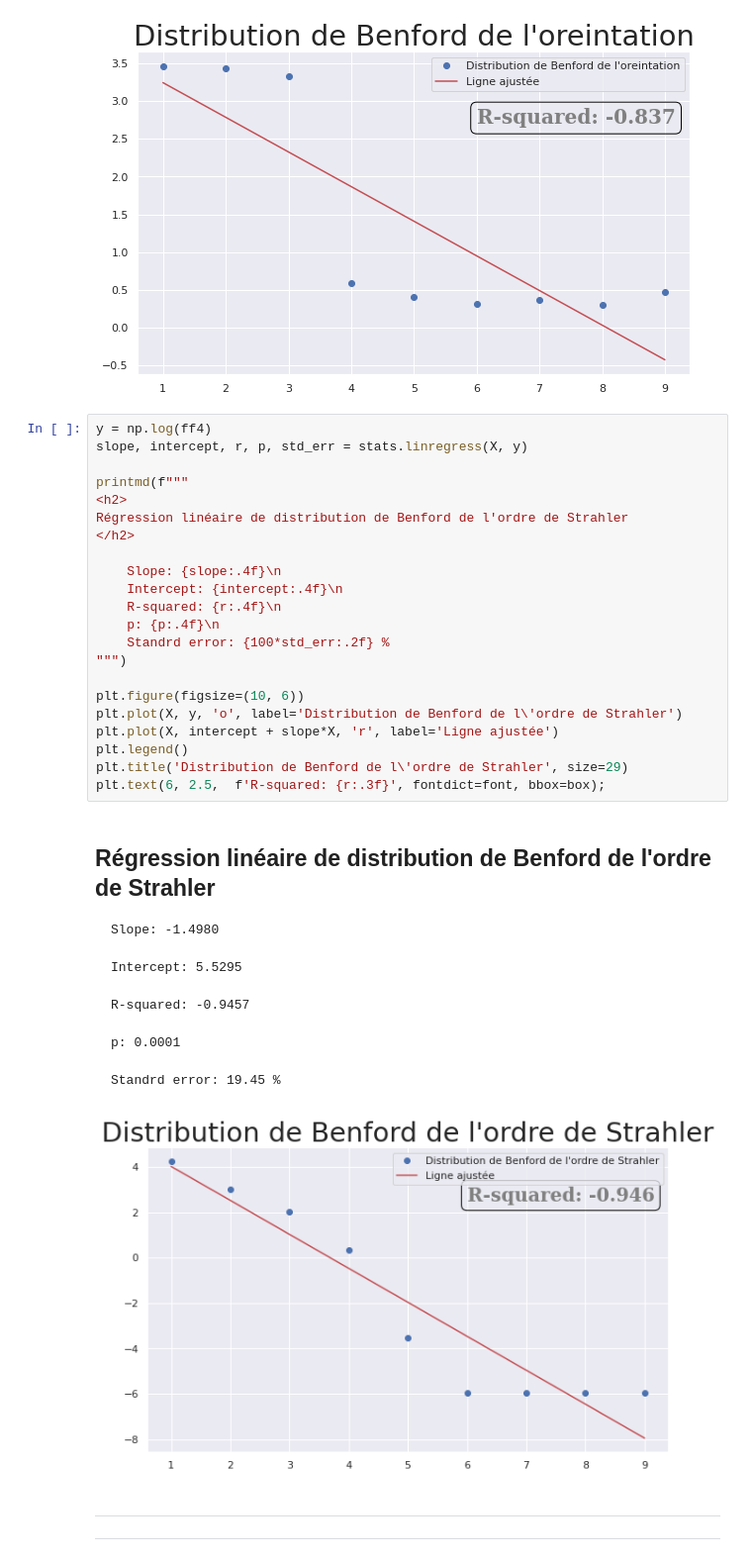
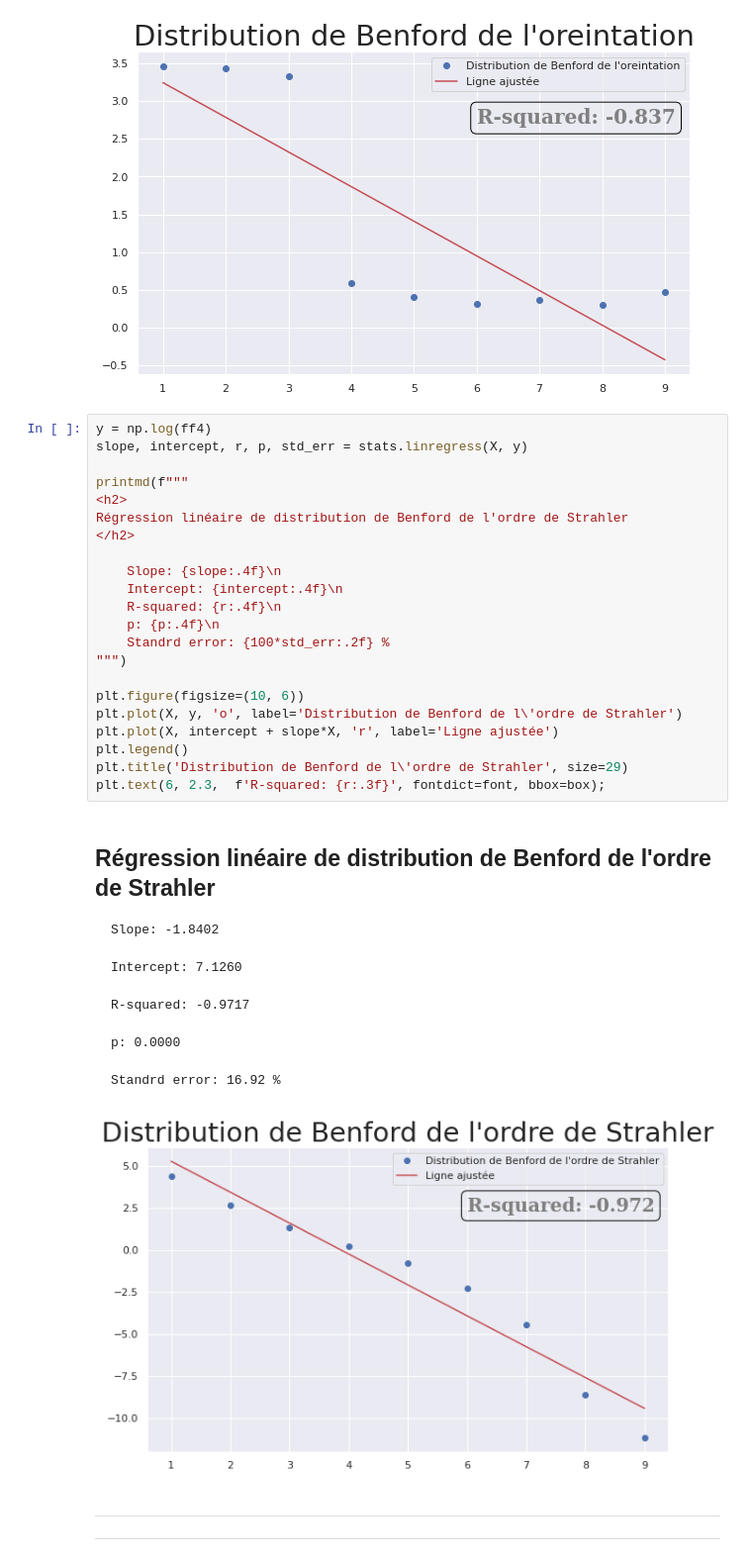
Before and after one commit to ayoubft/Benford_DEM, a Jupyter notebook: Benford_DEM-full.ipynb, the cells around one changed output. Shown at 99% size. Drawn from its saved outputs; the diff is of its cells as text.

```diff
--- a/Benford_DEM-full.ipynb
+++ b/Benford_DEM-full.ipynb
@@ -343,40 +343,40 @@ Régression linéaire de distribution de Benford de l'oreintation
 y = np.log(ff4)
 slope, intercept, r, p, std_err = stats.linregress(X, y)
 
 printmd(f"""
 <h2>
 Régression linéaire de distribution de Benford de l'ordre de Strahler
 </h2>
 
     Slope: {slope:.4f}\n
     Intercept: {intercept:.4f}\n
     R-squared: {r:.4f}\n
     p: {p:.4f}\n
     Standrd error: {100*std_err:.2f} %
 """)
 
 plt.figure(figsize=(10, 6))
 plt.plot(X, y, 'o', label='Distribution de Benford de l\'ordre de Strahler')
 plt.plot(X, intercept + slope*X, 'r', label='Ligne ajustée')
 plt.legend()
 plt.title('Distribution de Benford de l\'ordre de Strahler', size=29)
-plt.text(6, 2.5,  f'R-squared: {r:.3f}', fontdict=font, bbox=box);
+plt.text(6, 2.3,  f'R-squared: {r:.3f}', fontdict=font, bbox=box);
 # %% [output]
 
 <h2>
 Régression linéaire de distribution de Benford de l'ordre de Strahler
 </h2>
 
-    Slope: -1.4980
+    Slope: -1.8402
 
-    Intercept: 5.5295
+    Intercept: 7.1260
 
-    R-squared: -0.9457
+    R-squared: -0.9717
 
-    p: 0.0001
+    p: 0.0000
 
-    Standrd error: 19.45 %
+    Standrd error: 16.92 %
-[figure, old version]
+[figure, new version]
 # %% [markdown]
 ---
 
```
Also changed, not shown: parts of 7 cells of this notebook, 1 other file.
